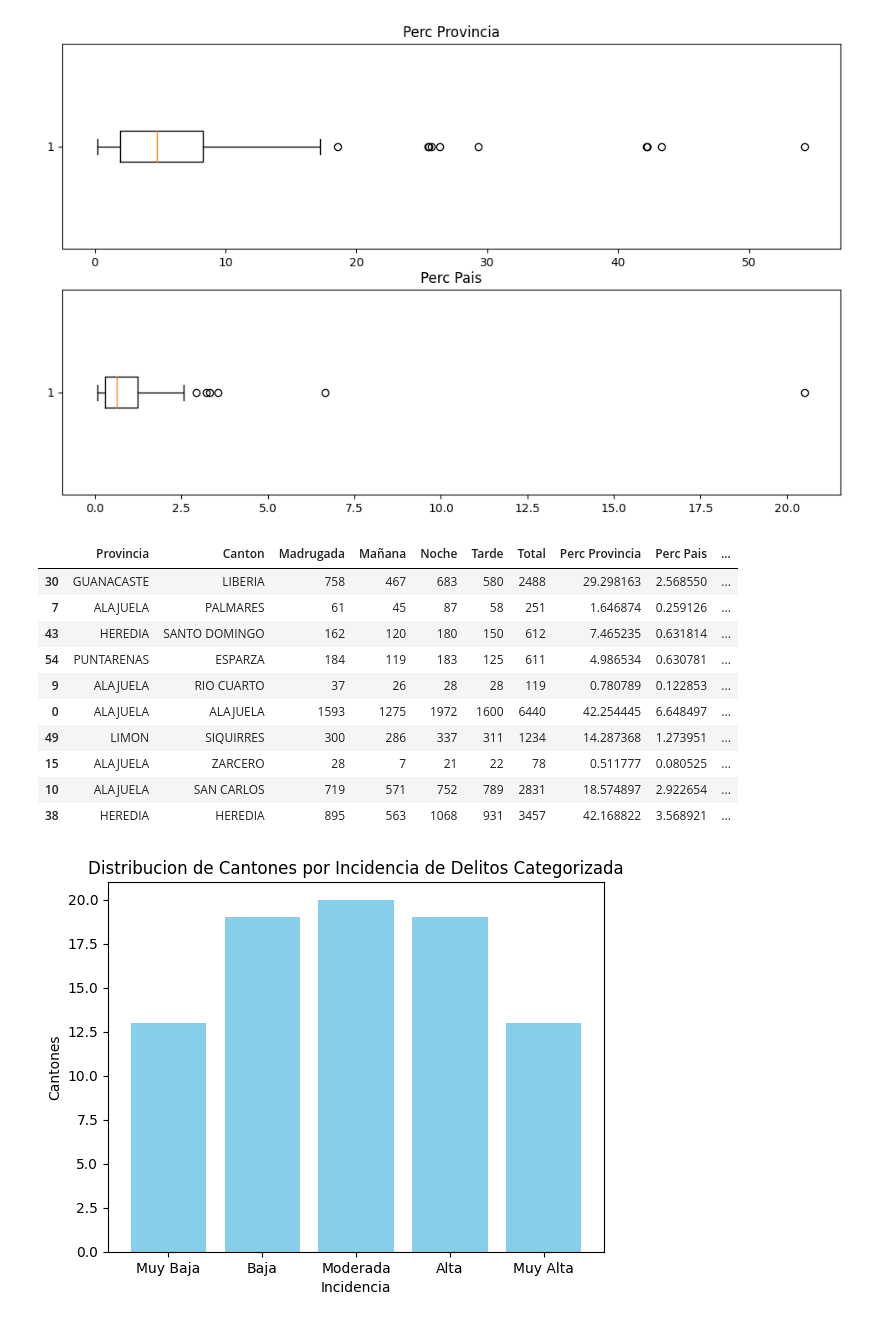
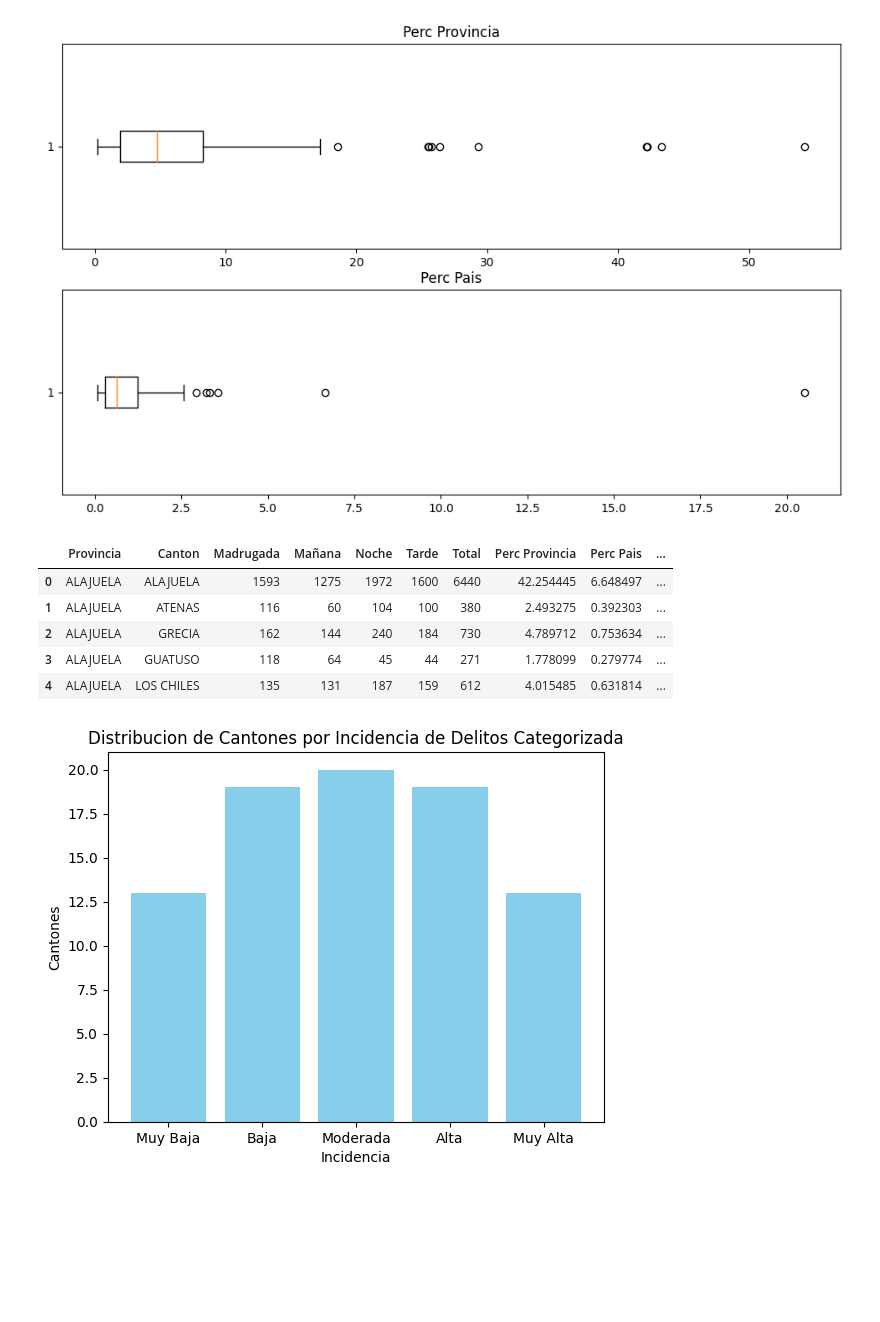
Before and after one commit to gianfranco7/proyecto_pswe19, a Jupyter notebook: EDA.ipynb, the cells around one changed output. Drawn from its saved outputs; the diff is of its cells as text; code cells hidden in the pictures; blank space fills up the shorter version.

```diff
--- a/EDA.ipynb
+++ b/EDA.ipynb
@@ -105,6 +105,8 @@ for i, count in enumerate(delitos):
     plt.text(i, count + 0.1, str(count), ha='center', va='bottom', fontsize=10, color='black')
 
 
+str_cols = df.select_dtypes(include=['object']).columns
+
 df[str_cols] = df[str_cols].astype(str)
 
 plt.tight_layout()
@@ -353,38 +355,33 @@ plt.show()
 # %%
 # Debido a la distribucion de los datos se usaran los Quartiles para determinar las categorias de incidencia de Delitos
 
 q1 = piv_df['Total'].quantile(0.15)
 q2 = piv_df['Total'].quantile(0.38)
 q3 = piv_df['Total'].quantile(0.62)
 q4 = piv_df['Total'].quantile(0.85)
 
 def place_ranker(incidents):
     if incidents <= q1:
         return 'Muy Baja'
     elif q1 < incidents < q2:
         return 'Baja'
     elif q2 <= incidents < q3:
         return 'Moderada'
     elif q3 <= incidents < q4:
         return 'Alta'
     else:
         return 'Muy Alta'
 
 piv_df['Incidencia'] = piv_df['Total'].apply(place_ranker)
 
-piv_df.sample(n=10)
+piv_df.head()
 # %% [output]
 |  | Provincia | Canton | Madrugada | Mañana | Noche | Tarde | Total | Perc Provincia | Perc Pais | ... |
-| 30 | GUANACASTE | LIBERIA | 758 | 467 | 683 | 580 | 2488 | 29.298163 | 2.568550 | ... |
-| 7 | ALAJUELA | PALMARES | 61 | 45 | 87 | 58 | 251 | 1.646874 | 0.259126 | ... |
-| 43 | HEREDIA | SANTO DOMINGO | 162 | 120 | 180 | 150 | 612 | 7.465235 | 0.631814 | ... |
-| 54 | PUNTARENAS | ESPARZA | 184 | 119 | 183 | 125 | 611 | 4.986534 | 0.630781 | ... |
-| 9 | ALAJUELA | RIO CUARTO | 37 | 26 | 28 | 28 | 119 | 0.780789 | 0.122853 | ... |
 | 0 | ALAJUELA | ALAJUELA | 1593 | 1275 | 1972 | 1600 | 6440 | 42.254445 | 6.648497 | ... |
-| 49 | LIMON | SIQUIRRES | 300 | 286 | 337 | 311 | 1234 | 14.287368 | 1.273951 | ... |
-| 15 | ALAJUELA | ZARCERO | 28 | 7 | 21 | 22 | 78 | 0.511777 | 0.080525 | ... |
-| 10 | ALAJUELA | SAN CARLOS | 719 | 571 | 752 | 789 | 2831 | 18.574897 | 2.922654 | ... |
-| 38 | HEREDIA | HEREDIA | 895 | 563 | 1068 | 931 | 3457 | 42.168822 | 3.568921 | ... |
+| 1 | ALAJUELA | ATENAS | 116 | 60 | 104 | 100 | 380 | 2.493275 | 0.392303 | ... |
+| 2 | ALAJUELA | GRECIA | 162 | 144 | 240 | 184 | 730 | 4.789712 | 0.753634 | ... |
+| 3 | ALAJUELA | GUATUSO | 118 | 64 | 45 | 44 | 271 | 1.778099 | 0.279774 | ... |
+| 4 | ALAJUELA | LOS CHILES | 135 | 131 | 187 | 159 | 612 | 4.015485 | 0.631814 | ... |
 # %%
 cat_order = ['Muy Baja', 'Baja', 'Moderada', 'Alta', 'Muy Alta']
 inc_d = piv_df['Incidencia'].value_counts().reset_index()
```
Also changed, not shown: parts of 2 cells of this notebook, 3 other files.
